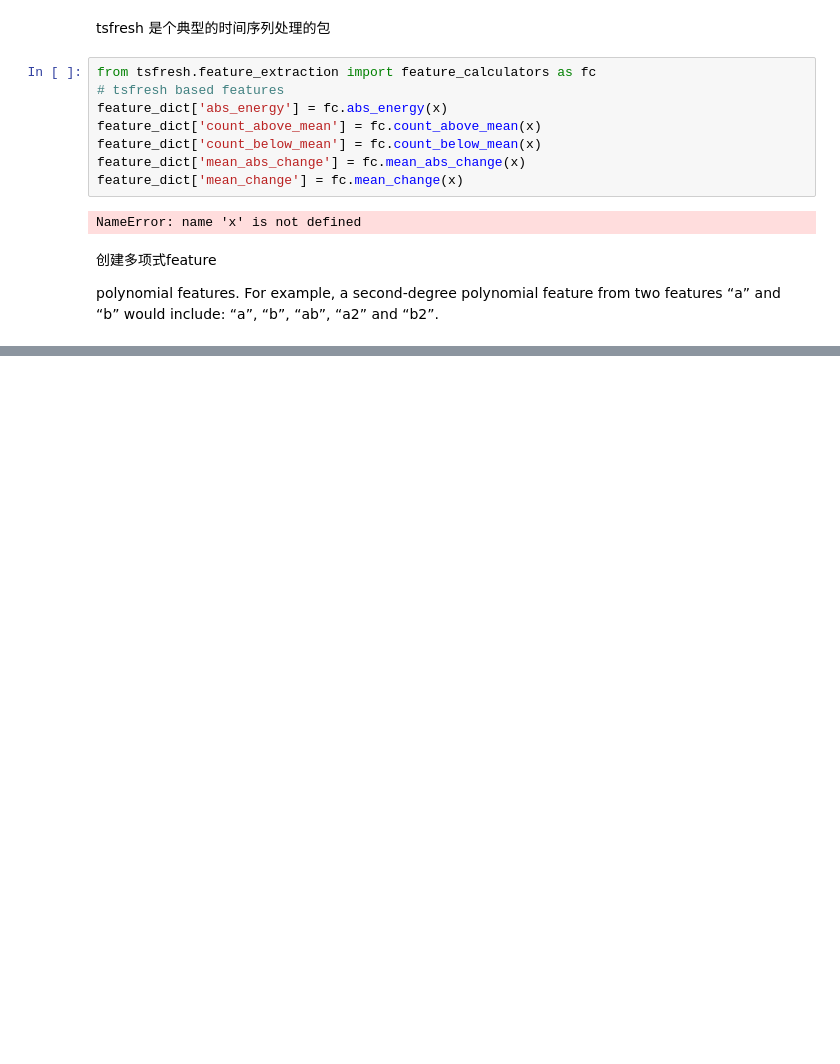
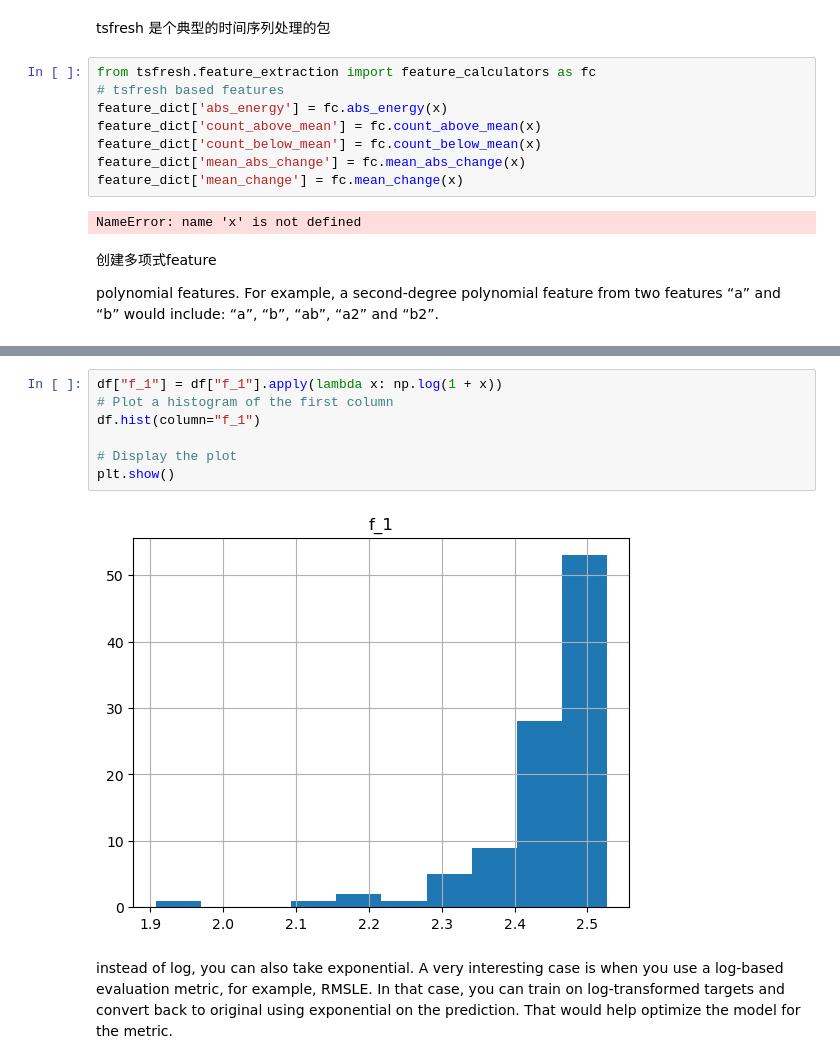
Before and after one commit to gavinloverqq/Exercise, a Jupyter notebook: AAAMLP/c2.ipynb, the cells around one changed output, grey strips where cells are left out. Saved outputs shown, nothing was run; the diff lists cells and outputs as text; blank space fills up the shorter version.

```diff
--- a/AAAMLP/c2.ipynb
+++ b/AAAMLP/c2.ipynb
@@ -1564,0 +1593,14 @@ df
+# %%
+df["f_1"] = df["f_1"].apply(lambda x: np.log(1 + x))
+# Plot a histogram of the first column
+df.hist(column="f_1")
+
+# Display the plot
+plt.show()
+# %% [output]
+[figure, added]
+# %% [markdown]
+instead of log, you can also take exponential. A very interesting case is
+when you use a log-based evaluation metric, for example, RMSLE. In that case,
+you can train on log-transformed targets and convert back to original using
+exponential on the prediction. That would help optimize the model for the metric.
```
Also changed, not shown: parts of 12 cells of this notebook.
